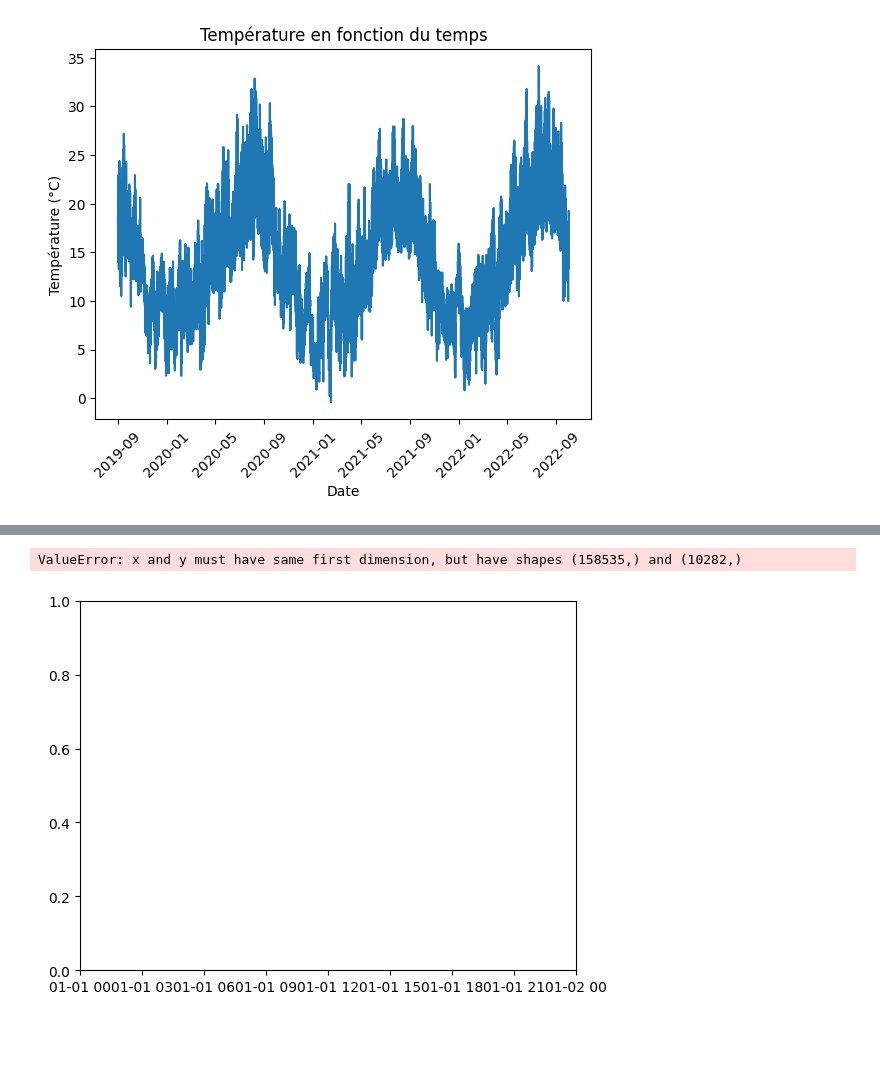
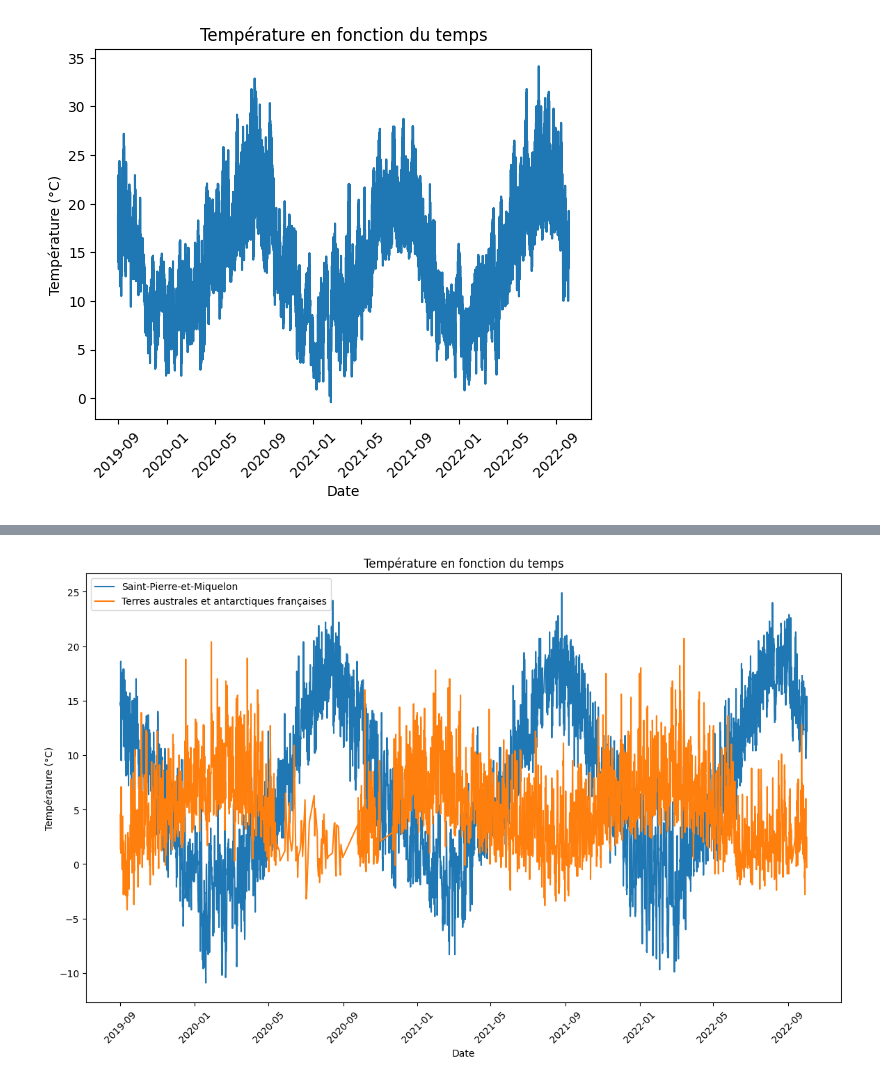
Before and after one commit to JAndretti/Projet-Time-Series-E5, a Jupyter notebook: main.ipynb, the cells around one changed output, grey strips where cells are left out. Saved outputs shown, nothing was run; the diff lists cells and outputs as text; code cells hidden in the pictures; blank space fills up the shorter version.

```diff
--- a/main.ipynb
+++ b/main.ipynb
@@ -34,7 +35,7 @@ for i in range(df.shape[0]):
 # %%
 df['Date']=pd.to_datetime(df['Date'])
 # %%
-columns = ['Date','region (code)','Température (°C)','Pression au niveau mer','Vitesse du vent moyen 10 mn','Humidité','Pression station','Rafales sur une période','Précipitations dans les 3 dernières heures']
+columns = ['Date','region (name)','Température (°C)','Pression au niveau mer','Vitesse du vent moyen 10 mn','Humidité','Pression station','Rafales sur une période','Précipitations dans les 3 dernières heures']
 # %%
 df_Date= df[columns]
 df_Date.head()
@@ -89,7 +90,7 @@ plt.show()
 # %% [output]
 [figure]
 # %%
-df_region = df_region.groupby(by=['Date','region (code)']).mean()
+df_region = df_region.groupby(by=['Date','region (name)']).mean()
 df_region.head()
 # %% [output]
 |  |  | Température (°C) | Pression au niveau mer | Vitesse du vent moyen 10 mn | Humidité | ... |
@@ -102,4 +103,5 @@ df_region.head()
 # %%
-df_region = df_region.reset_index(level=['Date','region (code)'])
+df_region = df_region.reset_index(level=['Date','region (name)'])
+df_region['region (name)'] = df_region['region (name)'].astype('string')
 df_region
 # %% [output]
@@ -118,14 +120,17 @@ df_region
 158535 rows × 9 columns
 # %%
-plt.plot(df_region['Date'],df_region['Température (°C)'])
-plt.xticks(rotation=45)
+plt.figure(figsize=(14,8))
+
+for region in ['Saint-Pierre-et-Miquelon','Terres australes et antarctiques françaises']:
+    df_temporaire = df_region[df_region['region (name)']== region]
+    plt.plot(df_temporaire['Date'],df_temporaire['Température (°C)'])
+    plt.xticks(rotation=45)
+
 plt.xlabel('Date')
 plt.ylabel('Température (°C)')
 plt.title('Température en fonction du temps')
-
-
-
+plt.legend(['Saint-Pierre-et-Miquelon','Terres australes et antarctiques françaises'])
 plt.show()
+del df_temporaire
 # %% [output]
-ValueError: x and y must have same first dimension, but have shapes (158535,) and (10282,)
-[figure, old version]
+[figure, new version]
```
Also changed, not shown: parts of 12 cells of this notebook.
